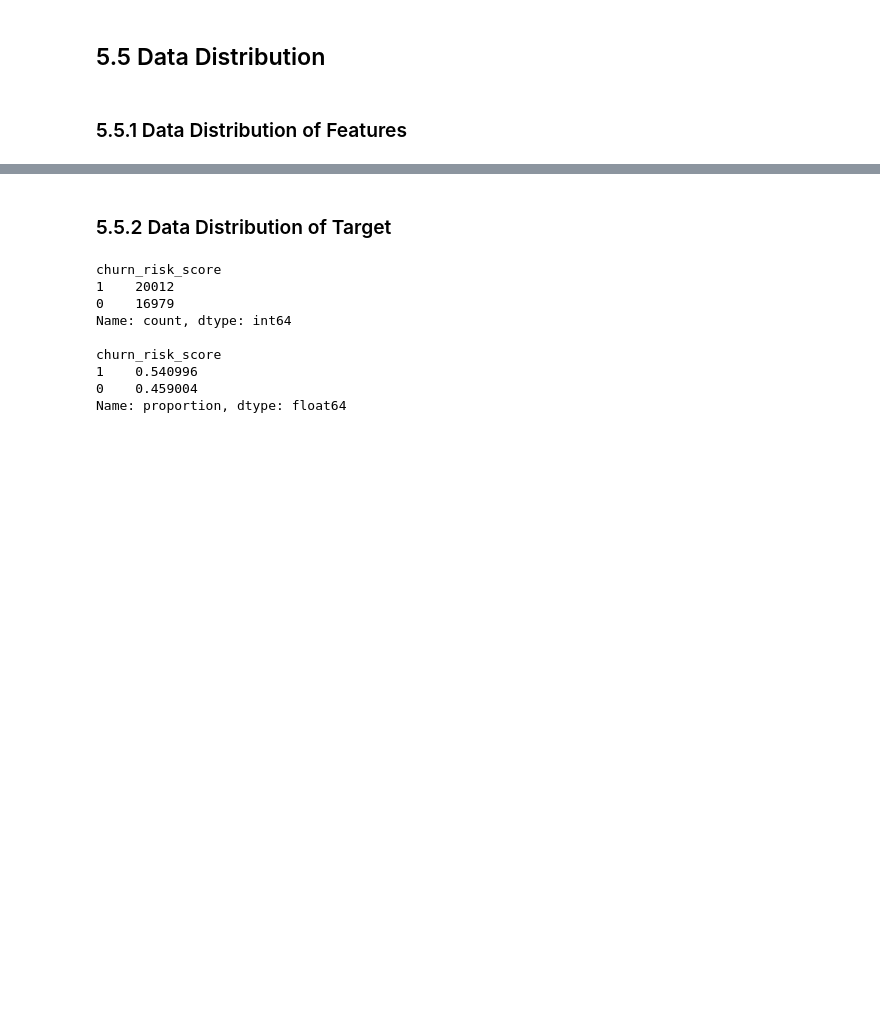
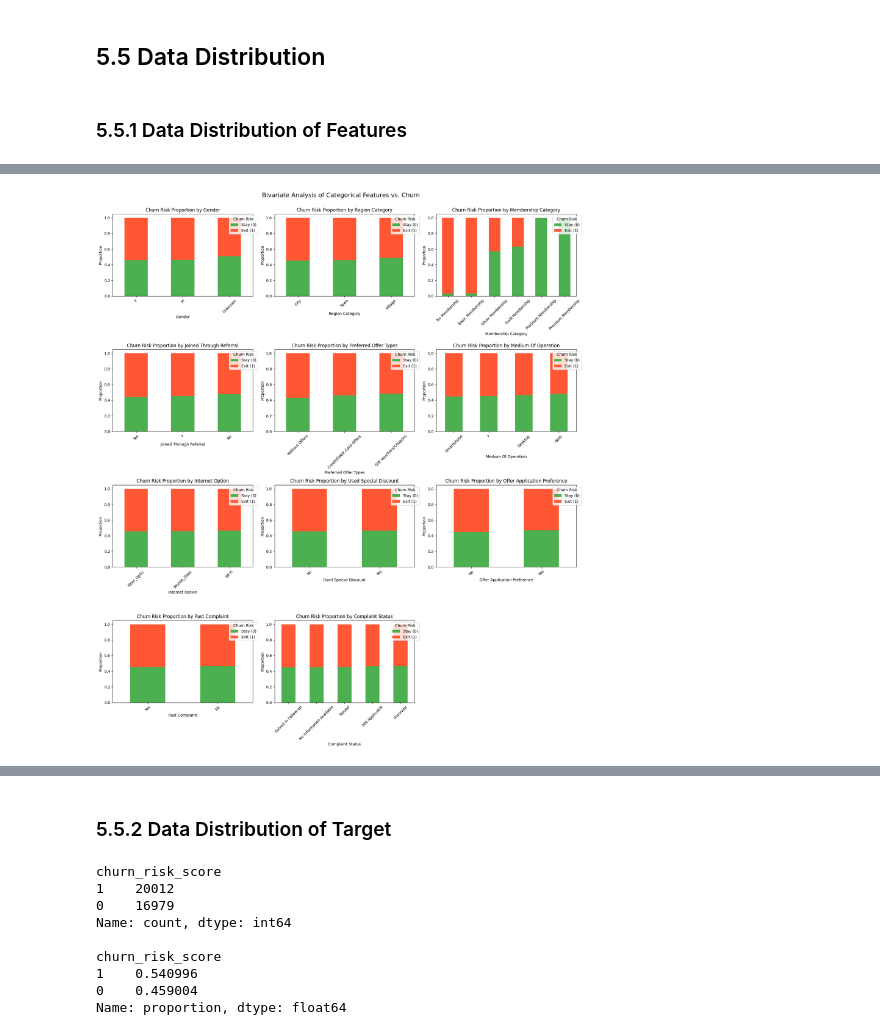
Before and after one commit to tan-yong-sheng/FYP-enhancing-churn-prediction-with-slm-and-llm, a Jupyter notebook: notebook/modeling/01_bimodal_model_with_llm_embedding.ipynb, the cells around one changed output, grey strips where cells are left out. Saved outputs shown, nothing was run; the diff lists cells and outputs as text; code cells hidden in the pictures; blank space fills up the shorter version.

```diff
--- a/notebook/modeling/01_bimodal_model_with_llm_embedding.ipynb
+++ b/notebook/modeling/01_bimodal_model_with_llm_embedding.ipynb
@@ -330,3 +324,73 @@ plt.show()
+# %%
+import pandas as pd
+import seaborn as sns
+import matplotlib.pyplot as plt
+
+# Assuming 'merged_df' is your DataFrame after initial data loading
+# and 'churn_risk_score' is your target variable
+
+# Define the list of all categorical features to analyze against the churn score
+categorical_features = [
+    'gender',
+    'region_category',
+    'membership_category',
+    'joined_through_referral',
+    'preferred_offer_types',
+    'medium_of_operation',
+    'internet_option',
+    'used_special_discount',
+    'offer_application_preference',
+    'past_complaint',
+    'complaint_status' # Assuming this is preprocessed and ready
+]
+
+# Determine the number of rows and columns for the subplot grid
+# Aim for roughly 3 columns to keep plots readable
+n_features = len(categorical_features)
+n_cols = 3
+n_rows = (n_features + n_cols - 1) // n_cols # Calculate rows needed
+
+fig, axes = plt.subplots(n_rows, n_cols, figsize=(n_cols * 6, n_rows * 5))
+axes = axes.flatten() # Flatten the 2D array of axes for easy iteration
+
+# Loop through each categorical feature and create a stacked bar plot
+for i, column in enumerate(categorical_features):
+    ax = axes[i] # Select the current subplot
+
+    # Create a crosstab and normalize by index to get proportions within each category
+    crosstab_normalized = pd.crosstab(
+        index=merged_df[column],
+        columns=merged_df['churn_risk_score'],
+        normalize='index'
+    )
+
+    # Sort by churn (1) in descending order to highlight high-churn categories
+    crosstab_normalized = crosstab_normalized.sort_values(by=1, ascending=False)
+
+    # Plotting the stacked bar chart
+    crosstab_normalized.plot(
+        kind='bar',
+        stacked=True,
+        ax=ax,
+        color=['#4CAF50', '#FF5733'] # Green for 0 (no churn), Red for 1 (churn)
+    )
+
+    ax.set_title(f'Churn Risk Proportion by {column.replace("_", " ").title()}')
+    ax.set_xlabel(column.replace("_", " ").title())
+    ax.set_ylabel('Proportion')
+    ax.tick_params(axis='x', rotation=45)
+    ax.legend(title='Churn Risk', labels=['Stay (0)', 'Exit (1)'], loc='upper right', bbox_to_anchor=(1.05, 1))
+
+
+# Hide any unused subplots if the number of features is not a perfect multiple of n_cols
+for j in range(i + 1, len(axes)):
+    fig.delaxes(axes[j])
+
+plt.tight_layout() # Adjust layout to prevent titles/labels from overlapping
+plt.suptitle('Bivariate Analysis of Categorical Features vs. Churn', y=1.02, fontsize=16) # Overall title
+plt.show()
+# %% [output]
+[figure, added]
 # %%
 # 1. Define the list of all categorical features to analyze against the churn score
 categorical_features = [
```
Also changed, not shown: parts of 9 cells of this notebook, 5 other files.
